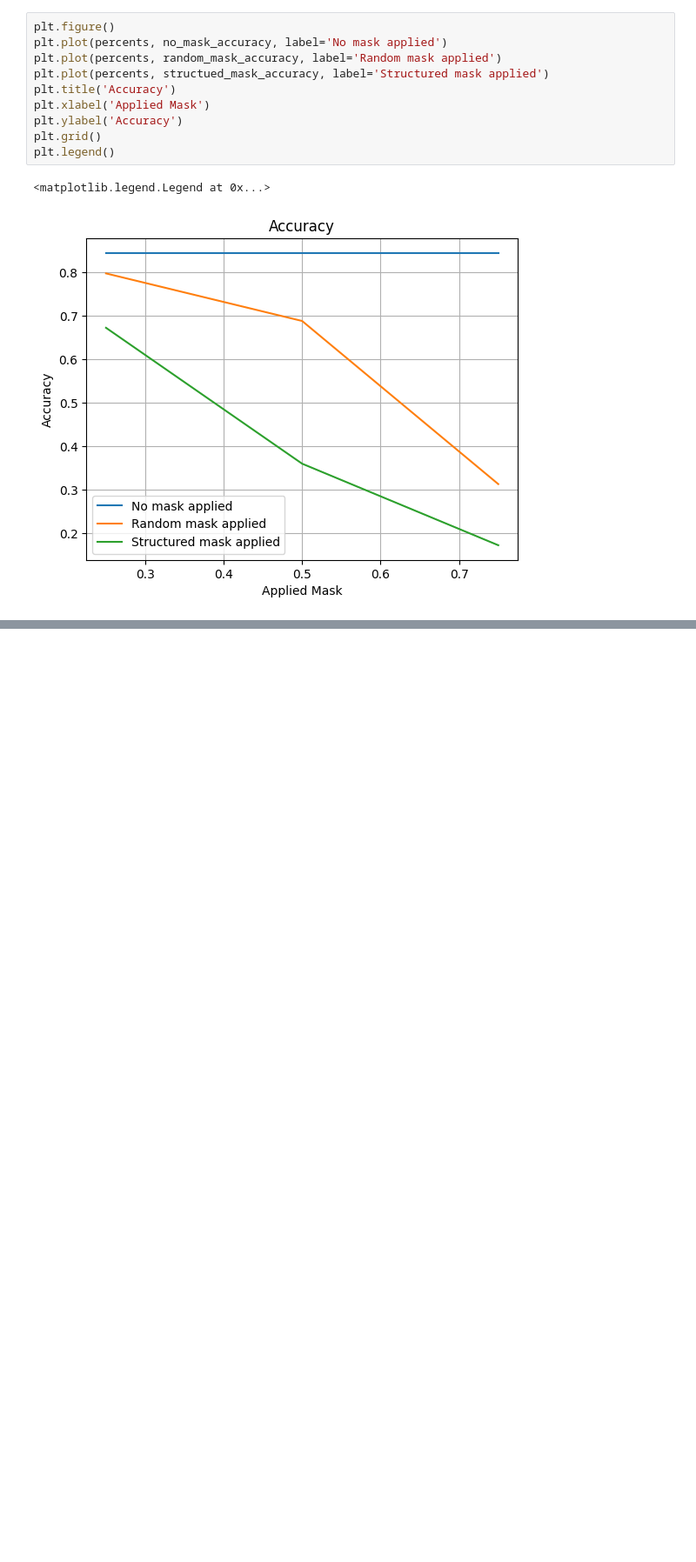
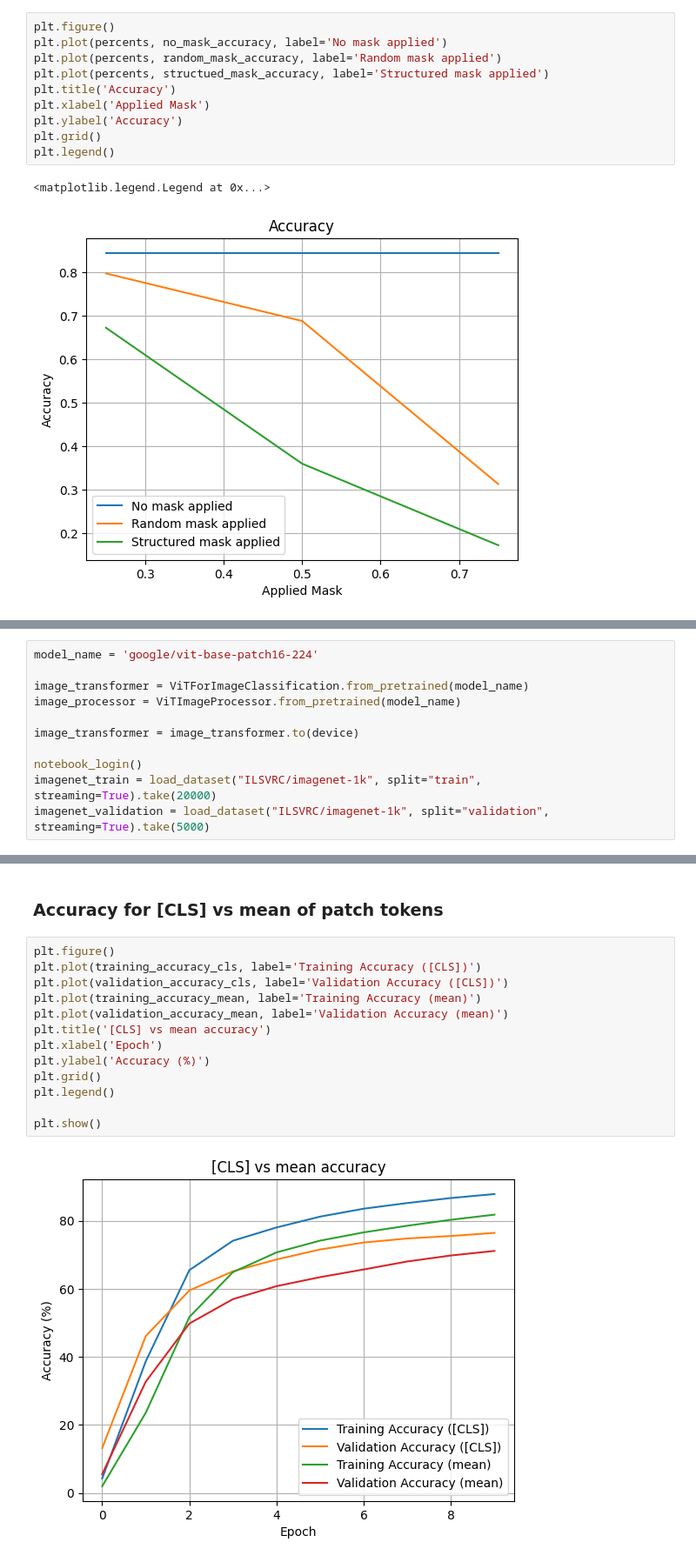
Before and after one commit to hyderchaudhry/28100041-PA0, a Jupyter notebook: src/task2.ipynb, the cells around one changed output, grey strips where cells are left out. Shown at 87% size. Saved outputs shown, nothing was run; the diff lists cells and outputs as text; blank space fills up the shorter version.

```diff
--- a/src/task2.ipynb
+++ b/src/task2.ipynb
@@ -218,0 +225,11 @@ plt.legend()
+# %%
+model_name = 'google/vit-base-patch16-224'
+
+image_transformer = ViTForImageClassification.from_pretrained(model_name)
+image_processor = ViTImageProcessor.from_pretrained(model_name)
+
+image_transformer = image_transformer.to(device)
+
+notebook_login()
+imagenet_train = load_dataset("ILSVRC/imagenet-1k", split="train", streaming=True).take(20000)
+imagenet_validation = load_dataset("ILSVRC/imagenet-1k", split="validation", streaming=True).take(5000)
@@ -218,0 +518,17 @@ plt.legend()
+# %% [markdown]
+### Accuracy for [CLS] vs mean of patch tokens
+# %%
+plt.figure()
+plt.plot(training_accuracy_cls, label='Training Accuracy ([CLS])')
+plt.plot(validation_accuracy_cls, label='Validation Accuracy ([CLS])')
+plt.plot(training_accuracy_mean, label='Training Accuracy (mean)')
+plt.plot(validation_accuracy_mean, label='Validation Accuracy (mean)')
+plt.title('[CLS] vs mean accuracy')
+plt.xlabel('Epoch')
+plt.ylabel('Accuracy (%)')
+plt.grid()
+plt.legend()
+
+plt.show()
+# %% [output]
+[figure, added]
```
Also changed, not shown: parts of 7 cells of this notebook.
